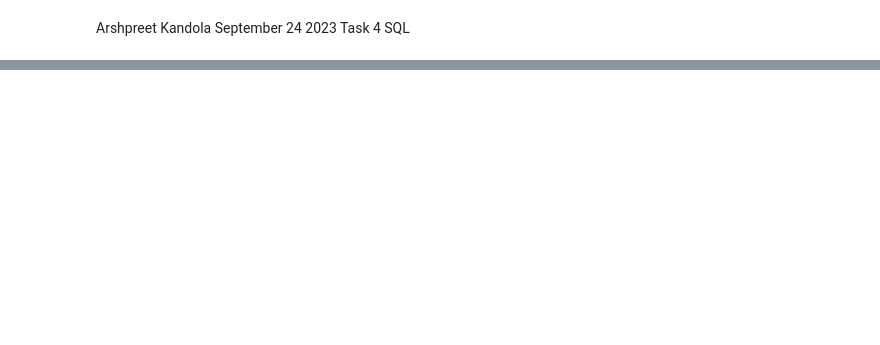
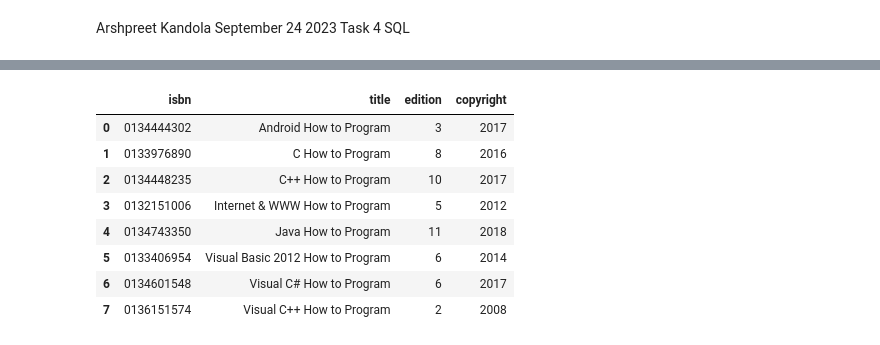
Before and after one commit to akandola47/datafun-05-data-at-rest, a Jupyter notebook: SQL-1.ipynb, the cells around one changed output, grey strips where cells are left out. Drawn from its saved outputs; the diff is of its cells as text; code cells hidden in the pictures; blank space fills up the shorter version.

```diff
--- a/SQL-1.ipynb
+++ b/SQL-1.ipynb
@@ -20,0 +128,15 @@ DatabaseError: Execution failed on sql 'SELECT * FROM titles': no such table: ti
+# %%
+pd.read_sql("""SELECT isbn, title, edition, copyright
+            FROM titles
+            WHERE title LIKE '%How to Program'
+            ORDER BY title""", connection)
+# %% [output]
+|  | isbn | title | edition | copyright |
+| 0 | 0134444302 | Android How to Program | 3 | 2017 |
+| 1 | 0133976890 | C How to Program | 8 | 2016 |
+| 2 | 0134448235 | C++ How to Program | 10 | 2017 |
+| 3 | 0132151006 | Internet & WWW How to Program | 5 | 2012 |
+| 4 | 0134743350 | Java How to Program | 11 | 2018 |
+| 5 | 0133406954 | Visual Basic 2012 How to Program | 6 | 2014 |
+| 6 | 0134601548 | Visual C# How to Program | 6 | 2017 |
+| 7 | 0136151574 | Visual C++ How to Program | 2 | 2008 |
```
Also changed, not shown: parts of 29 cells of this notebook.
